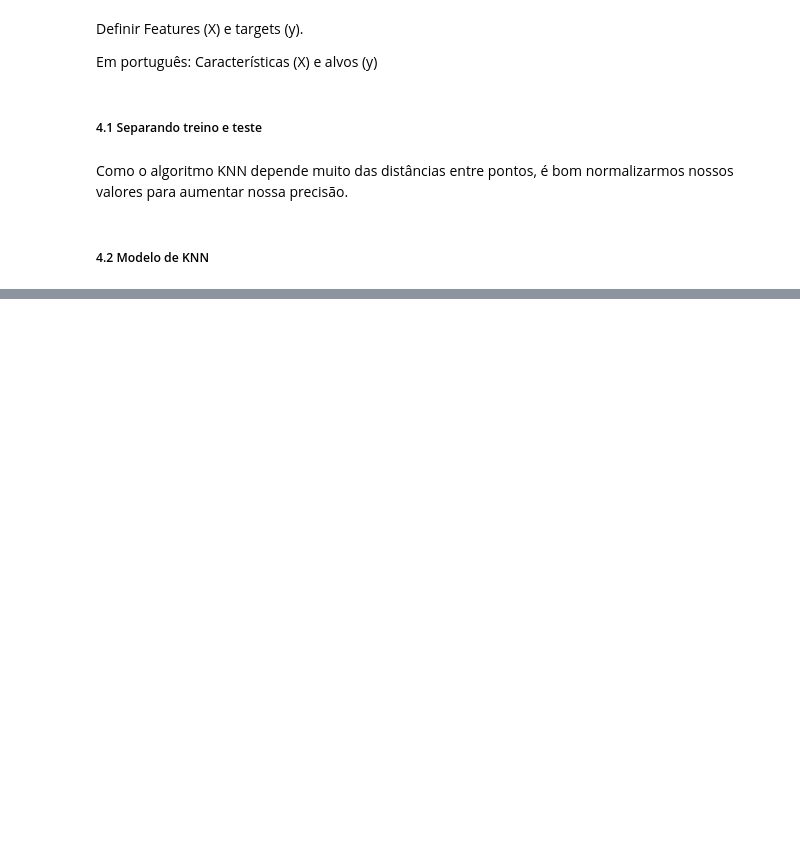
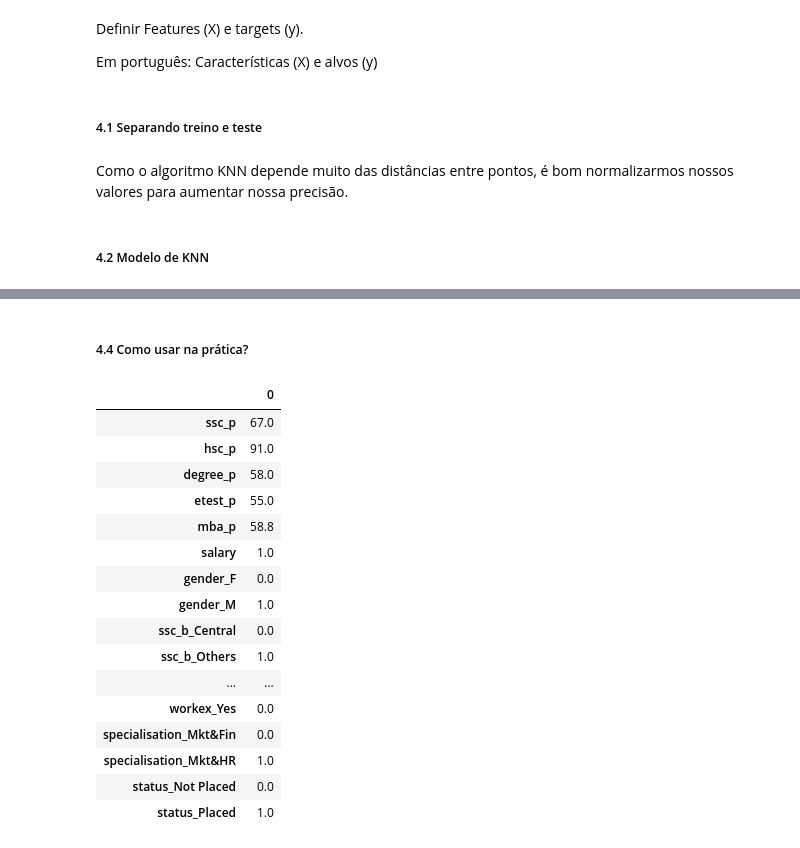
Before and after one commit to fernandovieira1/PracticalMachineLearningWithRandPython, a Jupyter notebook: Chapter4-RegressionofAContinuousVariable/knn_porFora.ipynb, the cells around one changed output, grey strips where cells are left out. Cells and saved outputs as stored; diff of their text form; code cells hidden in the pictures; blank space fills up the shorter version.

```diff
--- a/Chapter4-RegressionofAContinuousVariable/knn_porFora.ipynb
+++ b/Chapter4-RegressionofAContinuousVariable/knn_porFora.ipynb
@@ -215,0 +246,23 @@ clf = neighbors.KNeighborsClassifier(n_neighbors=19, metric="euclidean")
+# %% [markdown]
+##### 4.4 Como usar na prática?
+# %%
+# Mostra a 1ª linha do dataset. O método .T transpõe a tabela, deixando-a na vertical
+df_dummy.head(1).T # vendo a primeira linha com ela transposta em forma de coluna. Observe que como se trata do df com as features (características), a única entrada restante seria a variável "salary", que, no nosso caso, foi transformada em binária (acima ou abaixo da mediana)
+# %% [output]
+|  | 0 |
+| ssc_p | 67.0 |
+| hsc_p | 91.0 |
+| degree_p | 58.0 |
+| etest_p | 55.0 |
+| mba_p | 58.8 |
+| salary | 1.0 |
+| gender_F | 0.0 |
+| gender_M | 1.0 |
+| ssc_b_Central | 0.0 |
+| ssc_b_Others | 1.0 |
+| ... | ... |
+| workex_Yes | 0.0 |
+| specialisation_Mkt&Fin | 0.0 |
+| specialisation_Mkt&HR | 1.0 |
+| status_Not Placed | 0.0 |
+| status_Placed | 1.0 |
```
Also changed, not shown: parts of 8 cells of this notebook.
